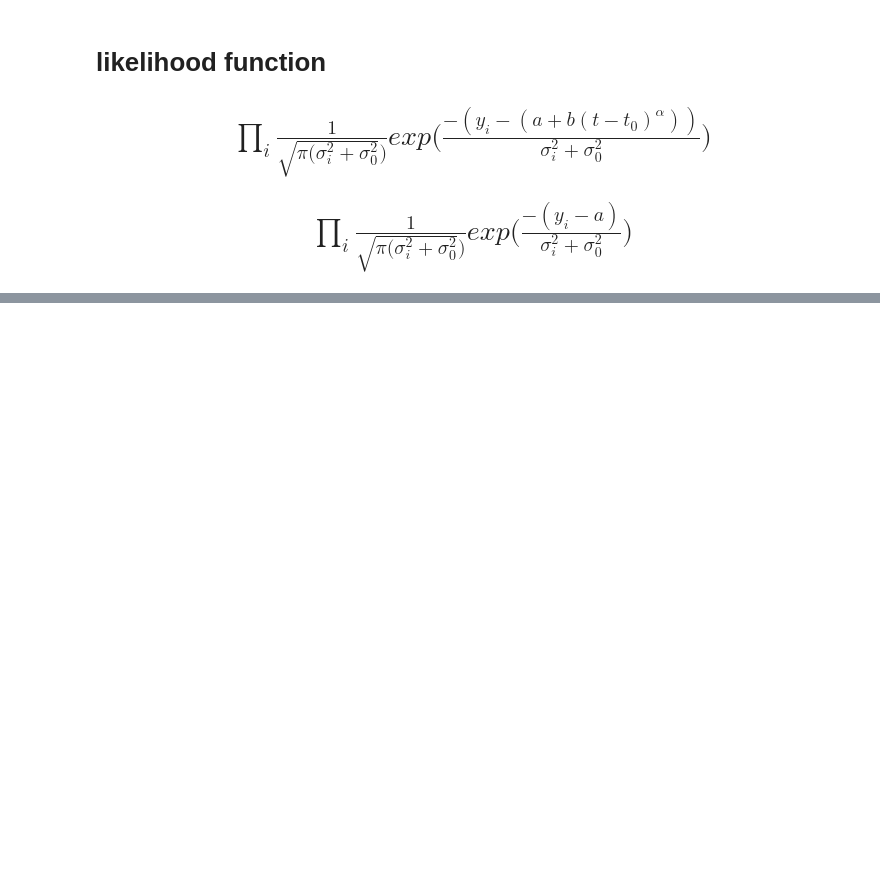
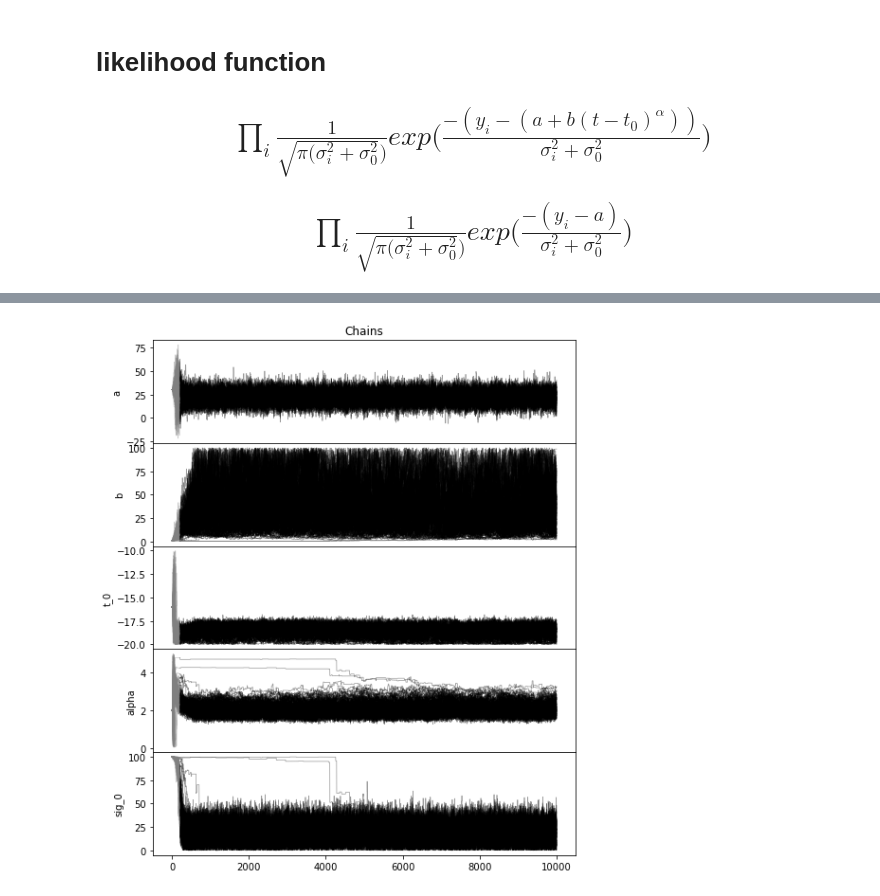
Before and after one commit to adamamiller/iptf16hvw-1, a Jupyter notebook: Early LC analysis - emcee.ipynb, the cells around one changed output, grey strips where cells are left out. Saved outputs shown, nothing was run; the diff lists cells and outputs as text; code cells hidden in the pictures; blank space fills up the shorter version.

```diff
--- a/Early LC analysis - emcee.ipynb
+++ b/Early LC analysis - emcee.ipynb
@@ -146,0 +168,4 @@ plt.show()
+# %%
+sampler_g = emcee.EnsembleSampler(nwalkers, ndim, posterior, args=(np.array(g['Flux']), np.array(g['phase']) , np.array(g['Fluxerr'])), threads = ncores)
+nsamples = 10000
+foo = sampler_g.run_mcmc(pos, nsamples)
@@ -146,0 +190,5 @@ plt.show()
+# %%
+ax = plotChains(sampler_g, nburn, paramsNames)
+plt.show()
+# %% [output]
+[figure, added]
```
Also changed, not shown: parts of 11 cells of this notebook.
